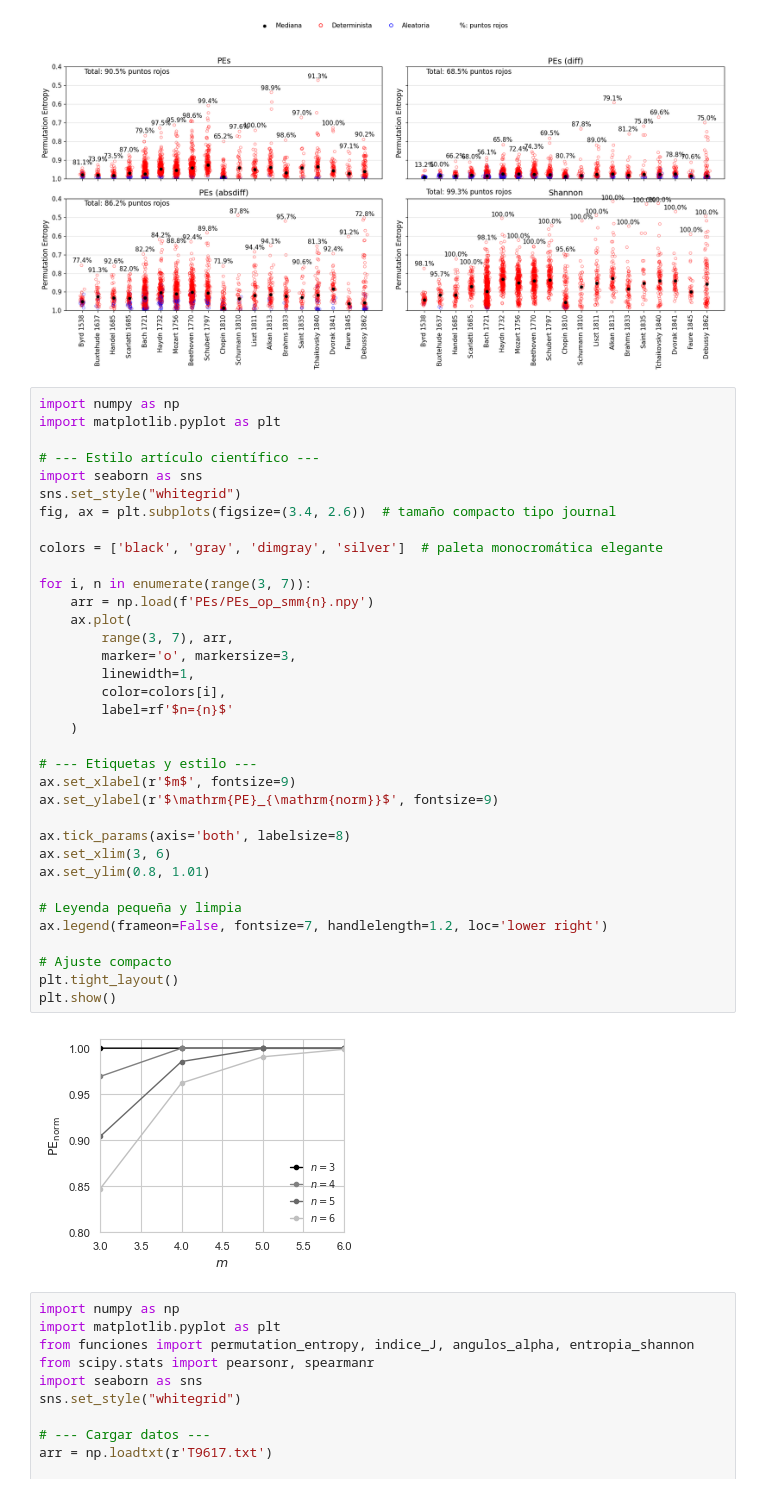
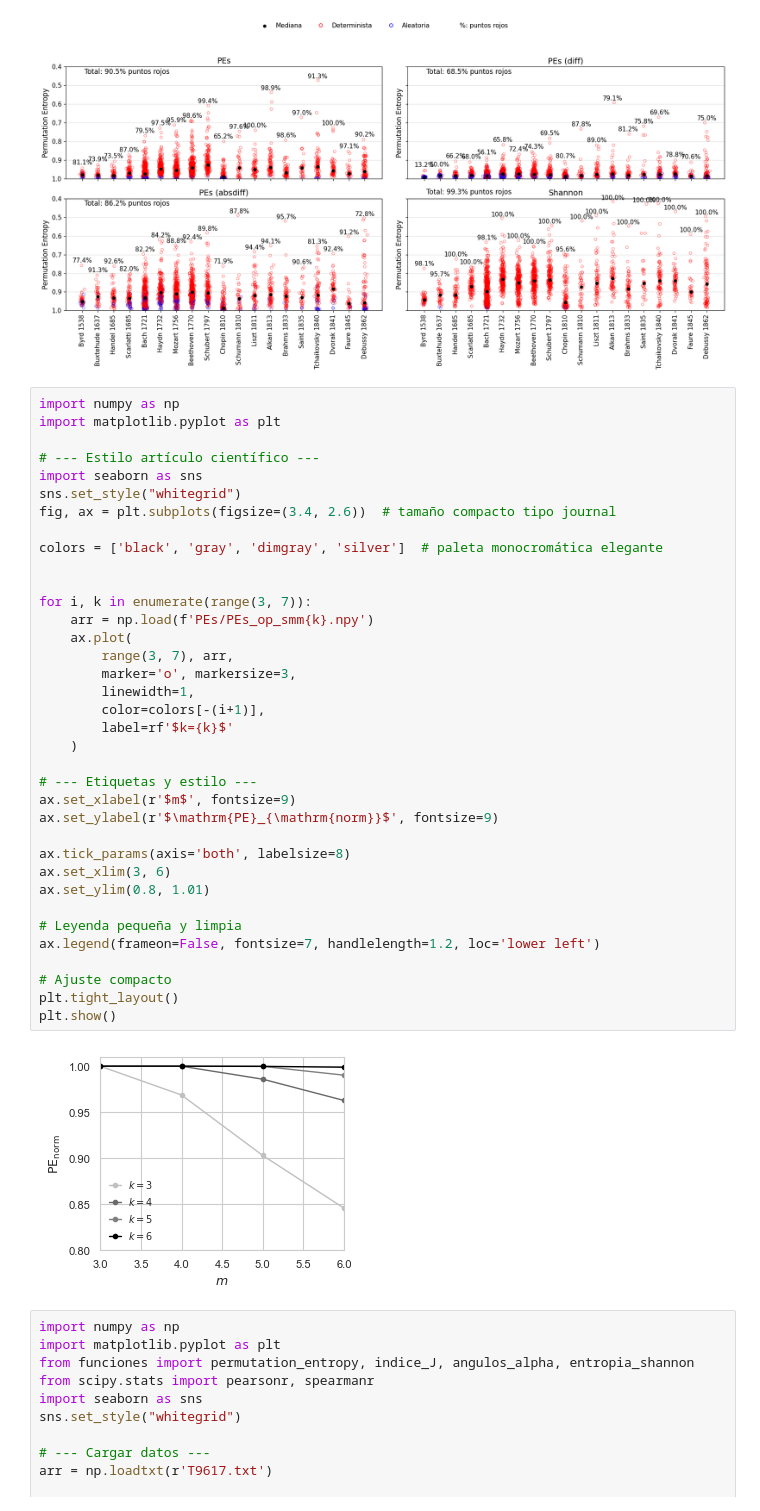
Before and after one commit to EduardoGarcia528/Tesis, a Jupyter notebook: musica-tesis/Limpiar_piezas.ipynb, the cells around one changed output. Cells and saved outputs as stored; diff of their text form.

```diff
--- a/musica-tesis/Limpiar_piezas.ipynb
+++ b/musica-tesis/Limpiar_piezas.ipynb
@@ -1166,39 +1166,40 @@ plt.show()
 import numpy as np
 import matplotlib.pyplot as plt
 
 # --- Estilo artículo científico ---
 import seaborn as sns
 sns.set_style("whitegrid")
 fig, ax = plt.subplots(figsize=(3.4, 2.6))  # tamaño compacto tipo journal
 
 colors = ['black', 'gray', 'dimgray', 'silver']  # paleta monocromática elegante
 
-for i, n in enumerate(range(3, 7)):
-    arr = np.load(f'PEs/PEs_op_smm{n}.npy')
+
+for i, k in enumerate(range(3, 7)):
+    arr = np.load(f'PEs/PEs_op_smm{k}.npy')
     ax.plot(
         range(3, 7), arr,
         marker='o', markersize=3,
         linewidth=1,
-        color=colors[i],
-        label=rf'$n={n}$'
+        color=colors[-(i+1)],
+        label=rf'$k={k}$'
     )
 
 # --- Etiquetas y estilo ---
 ax.set_xlabel(r'$m$', fontsize=9)
 ax.set_ylabel(r'$\mathrm{PE}_{\mathrm{norm}}$', fontsize=9)
 
 ax.tick_params(axis='both', labelsize=8)
 ax.set_xlim(3, 6)
 ax.set_ylim(0.8, 1.01)
 
 # Leyenda pequeña y limpia
-ax.legend(frameon=False, fontsize=7, handlelength=1.2, loc='lower right')
+ax.legend(frameon=False, fontsize=7, handlelength=1.2, loc='lower left')
 
 # Ajuste compacto
 plt.tight_layout()
 plt.show()
 # %% [output]
-[figure, old version]
+[figure, new version]
 # %%
 import numpy as np
 import matplotlib.pyplot as plt
```
Also changed, not shown: 22 other files.
